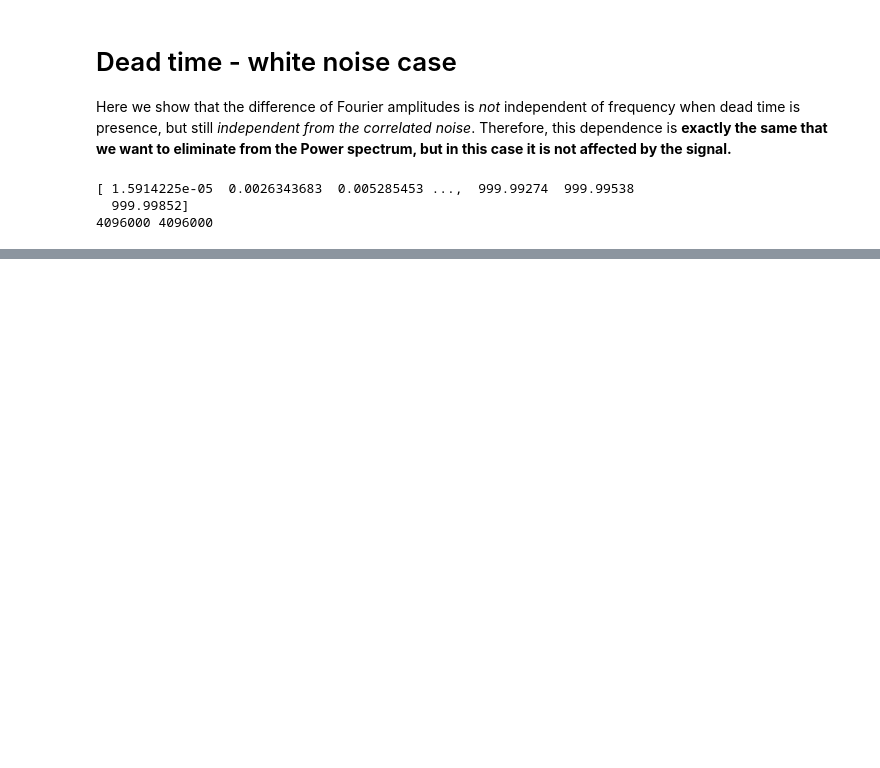
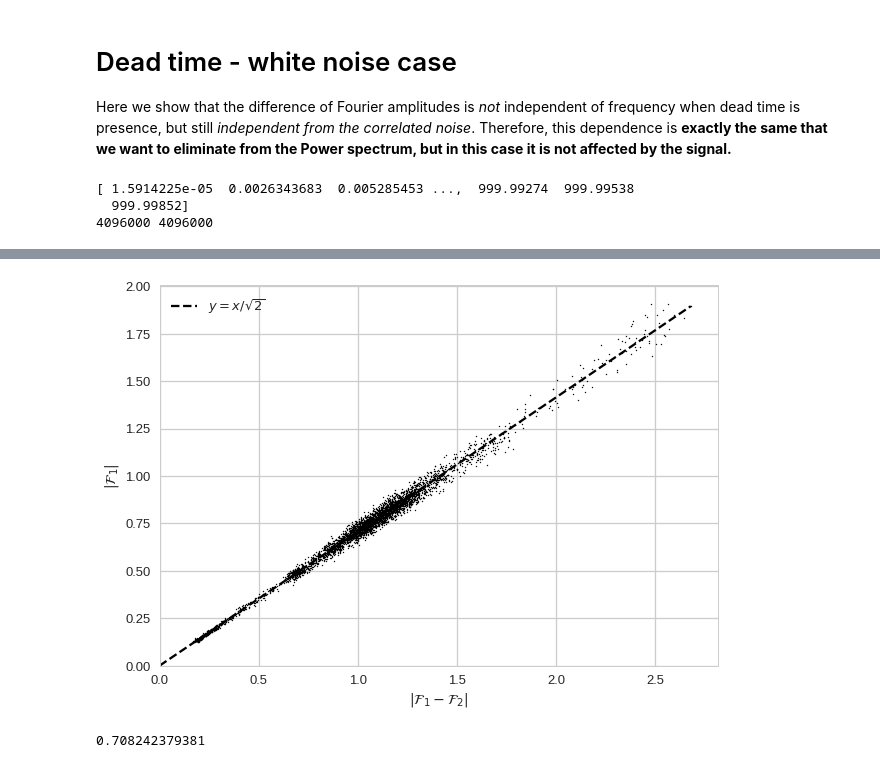
Before and after one commit to matteobachetti/deadtime-paper-II, a Jupyter notebook: notebooks/2. White noise + Dead time.ipynb, the cells around one changed output, grey strips where cells are left out. Cells and saved outputs as stored; diff of their text form; code cells hidden in the pictures; blank space fills up the shorter version.

```diff
--- a/notebooks/2. White noise + Dead time.ipynb
+++ b/notebooks/2. White noise + Dead time.ipynb
@@ -139,18 +135,19 @@ plt.savefig('rn_fourierdiff_dt.jpg')
 # %%
 plt.figure(figsize=(10, 7))
 
-stddiff = np.std(diff_all, axis=0)
-stdfour = np.std(fourier_all, axis=0)
+stddiff = np.mean(np.abs(diff_all.real), axis=0)
+stdfour = np.mean(np.abs(fourier_all.real), axis=0)
 plt.scatter(stddiff, stdfour, s=1, c='k')
 
 plt.plot(np.linspace(0, np.max(stddiff), 1000),
          np.linspace(0, np.max(stddiff), 1000) / 2 ** 0.5,
          'k--', label=r'$y = x / \sqrt{2}$')
-plt.ylabel('Fourier amplitudes')
-plt.xlabel('$\mathcal{F}_1 - \mathcal{F}_2$')
+
+plt.ylabel(r'$\left| \mathcal{F}_1\right|$')
+plt.xlabel(r'$\left| \mathcal{F}_1 - \mathcal{F}_2 \right|$')
 
 plt.legend()
-# plt.set_ylabel('$\mathcal{F}_1 - \mathcal{F}_2$')
+
 plt.xlim([0, None])
 plt.ylim([0, None])
 
@@ -161,3 +156,9 @@ plt.savefig('fourier_vs_diff_dt.jpg')
+[figure, added]
+# %%
+n = len(start_times)
+print(np.mean(stdfour / stddiff))
+# %% [output]
+0.708242379381
 # %%
 from matplotlib.gridspec import GridSpec
 print(lc1.time)
```
Also changed, not shown: parts of 6 cells of this notebook, 11 other files.
